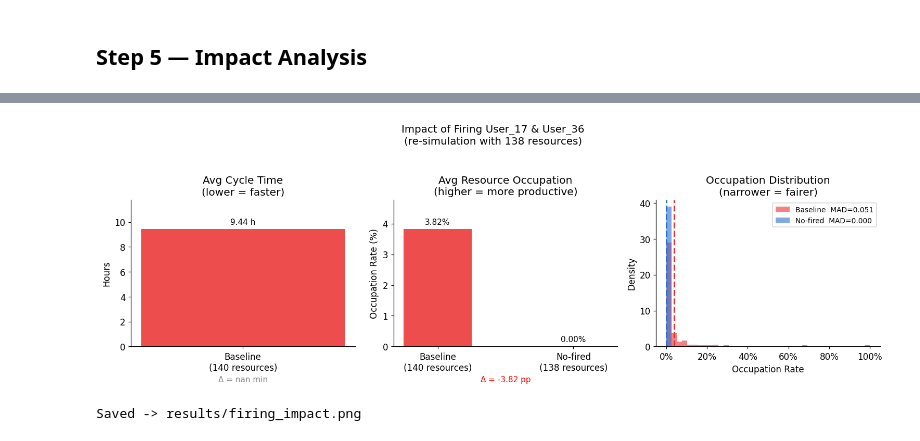
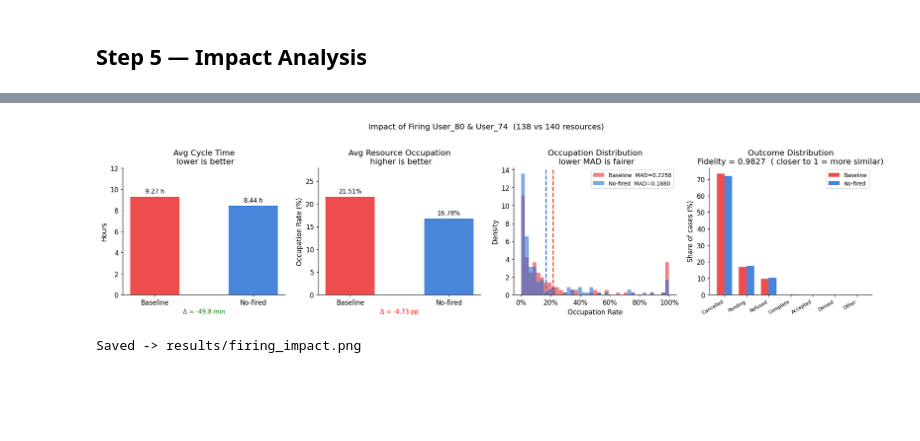
Before and after one commit to mbrieg/bppso-groupwork, a Jupyter notebook: simulation_evaluation/firing_decision.ipynb, the cells around one changed output, grey strips where cells are left out. Cells and saved outputs as stored; diff of their text form; code cells hidden in the pictures; blank space fills up the shorter version.

Commit message:
evalution and firing last verison

```diff
--- a/simulation_evaluation/firing_decision.ipynb
+++ b/simulation_evaluation/firing_decision.ipynb
@@ -298,7 +353,9 @@ from resources.ResourceManager import ResourceManager
 from spawn_rates import AdvancedSpawner, get_rate_table, get_holidays
 from processing_times.sampling import ProcessingTimeSampler
 
-# Setup (mirrors run_simulation.py)
+_SIM_START = _dt(2016, 5, 17, 9, 15, 0)
+_SIM_END   = _dt(2016, 5, 31, 0, 0, 0)
+
 bpmn_net, im, fm = read_bpmn(str(BASE / 'data/process_model.bpmn'))
 pn_model = wrap_net(bpmn_net, im, fm)
 
@@ -306,10 +363,12 @@ holidays   = get_holidays()
 rate_table = get_rate_table(holidays)
 spawner    = AdvancedSpawner(rate_table=rate_table, holidays=holidays, seed=42)
 
+# Mirrors best run config: advanced_global_d100 (delta=100, ADVANCED_GLOBAL)
 res_manager = ResourceManager(
     permissions='role_permissions.csv',
-    availabilities='availabilities_no_fired.csv',   # filtered schedule
+    availabilities='availabilities_no_fired.csv',   # fired employees removed
     method=resources.ResourceAllocator.Methods.ADVANCED_GLOBAL,
+    delta=100,
     batch_k=5
 )
 
@@ -331,21 +390,21 @@ pt = ProcessingTimeSampler.from_paths(
 engine = Engine(
     pn=pn_model, spawner=spawner, resource_manager=res_manager,
     decision_manager=dp_manager, pt_sampler=pt,
-    start_time=_dt(2016, 5, 17, 9, 15, 0),
+    start_time=_SIM_START,
     pt_use_qr=True
 )
 
-# Run
 print(f"Re-simulation without {fired[0]} and {fired[1]}...")
 engine.spawn()
-engine.run(max_events=100000)
+engine.run(max_events=1_000_000, end_time=_SIM_END)
 
 no_fired_log = pd.DataFrame(engine.log)
 output_path  = BASE / 'decision_analysis/sim_output_no_fired.csv'
 no_fired_log.to_csv(output_path, index=False)
 
-dp_manager.print_routing_stats()
-print(f"\nSaved {len(no_fired_log):,} events → {output_path}")
+print(f"Events : {len(no_fired_log):,}")
+print(f"Cases  : {no_fired_log['case:concept:name'].nunique()}")
+print(f"Saved  → {output_path}")
 # %% [output]
 Loading Advanced Permissions (RBAC) from role_permissions.csv...
 Warning: resources/allocation/resource_activity_averages.csv not found. Starting with empty historical stats.
@@ -431,60 +510,75 @@ if no_fired_path.exists():
     BEFORE_COLOR = COLORS['advanced']
     AFTER_COLOR  = COLORS['basic']
 
-    fig, axes = plt.subplots(1, 3, figsize=(14, 4.5))
+    fig, axes = plt.subplots(1, 4, figsize=(18, 4.5))
+    plt.suptitle(f'Impact of Firing {fired[0]} & {fired[1]}  (138 vs 140 resources)',
+                 fontsize=13, y=1.02)
 
-    # Cycle Time
+    # Metric 1: Cycle Time
     ax = axes[0]
     vals = [advanced_ct.mean(), nf_ct.mean()]
-    bars = ax.bar(['Baseline\n(140 resources)', 'No-fired\n(138 resources)'],
-                  vals, color=[BEFORE_COLOR, AFTER_COLOR], alpha=0.85, width=0.5)
+    bars = ax.bar(['Baseline', 'No-fired'], vals,
+                  color=[BEFORE_COLOR, AFTER_COLOR], alpha=0.85, width=0.5)
     ax.bar_label(bars, fmt='%.2f h', padding=4, fontsize=10)
-    ax.set_title('Avg Cycle Time\n(lower = faster)')
-    ax.set_ylabel('Hours')
-    ax.set_ylim(0, max(vals) * 1.25)
-    ax.spines['top'].set_visible(False); ax.spines['right'].set_visible(False)
     delta_ct = nf_ct.mean() - advanced_ct.mean()
     sign = '+' if delta_ct >= 0 else ''
-    ax.set_xlabel(f'Δ = {sign}{delta_ct*60:.1f} min', color='#888888', fontsize=10)
+    ax.set_xlabel(f'Δ = {sign}{delta_ct*60:.1f} min', color='red' if delta_ct > 0 else 'green', fontsize=10)
+    ax.set_title('Avg Cycle Time\n lower is better')
+    ax.set_ylabel('Hours')
+    ax.set_ylim(0, max(vals) * 1.3)
+    ax.spines['top'].set_visible(False); ax.spines['right'].set_visible(False)
 
-    # Occupation
+    # Metric 2: Occupation
     ax2 = axes[1]
     vals2 = [advanced_occ['occupation'].mean() * 100, nf_occ['occupation'].mean() * 100]
-    bars2 = ax2.bar(['Baseline\n(140 resources)', 'No-fired\n(138 resources)'],
-                    vals2, color=[BEFORE_COLOR, AFTER_COLOR], alpha=0.85, width=0.5)
+    bars2 = ax2.bar(['Baseline', 'No-fired'], vals2,
+                    color=[BEFORE_COLOR, AFTER_COLOR], alpha=0.85, width=0.5)
     ax2.bar_label(bars2, fmt='%.2f%%', padding=4, fontsize=10)
-    ax2.set_title('Avg Resource Occupation\n(higher = more productive)')
-    ax2.set_ylabel('Occupation Rate (%)')
-    ax2.set_ylim(0, max(vals2) * 1.25)
-    ax2.spines['top'].set_visible(False); ax2.spines['right'].set_visible(False)
     delta_occ = vals2[1] - vals2[0]
     sign2 = '+' if delta_occ >= 0 else ''
     ax2.set_xlabel(f'Δ = {sign2}{delta_occ:.2f} pp', color='green' if delta_occ >= 0 else 'red', fontsize=10)
+    ax2.set_title('Avg Resource Occupation\n higher is better')
+    ax2.set_ylabel('Occupation Rate (%)')
+    ax2.set_ylim(0, max(vals2) * 1.3)
+    ax2.spines['top'].set_visible(False); ax2.spines['right'].set_visible(False)
 
-    # Fairness distribution
+    # Metric 3: Fairness
     ax3 = axes[2]
     bins = np.linspace(0, 1, 40)
     ax3.hist(advanced_occ['occupation'], bins=bins, alpha=0.6,
-             color=BEFORE_COLOR, label=f'Baseline  MAD={a_mad:.3f}', density=True)
-    ax3.hist(nf_occ['occupation'],      bins=bins, alpha=0.6,
-             color=AFTER_COLOR,  label=f'No-fired  MAD={nf_mad:.3f}', density=True)
-    ax3.axvline(advanced_occ['occupation'].mean(), color=BEFORE_COLOR, linestyle='--', lw=2)
-    ax3.axvline(nf_occ['occupation'].mean(),       color=AFTER_COLOR,  linestyle='--', lw=2)
-    ax3.set_title('Occupation Distribution\n(narrower = fairer)')
+             color=BEFORE_COLOR, label=f'Baseline  MAD={a_mad:.4f}', density=True)
+    ax3.hist(nf_occ['occupation'], bins=bins, alpha=0.6,
+             color=AFTER_COLOR,   label=f'No-fired  MAD={nf_mad:.4f}', density=True)
+    ax3.axvline(advanced_occ['occupation'].mean(), color=BEFORE_COLOR, linestyle='--', lw=1.8)
+    ax3.axvline(nf_occ['occupation'].mean(),       color=AFTER_COLOR,  linestyle='--', lw=1.8)
+    ax3.set_title('Occupation Distribution\n lower MAD is fairer')
     ax3.set_xlabel('Occupation Rate')
     ax3.set_ylabel('Density')
     ax3.xaxis.set_major_formatter(plt.FuncFormatter(lambda x, _: f'{x:.0%}'))
     ax3.legend(fontsize=9)
     ax3.spines['top'].set_visible(False); ax3.spines['right'].set_visible(False)
 
-    plt.suptitle(f'Impact of Firing {fired[0]} & {fired[1]}\n(re-simulation with 138 resources)',
-                 fontsize=13, y=1.04)
+    # Metric 4: Outcome Distribution
+    ax4 = axes[3]
+    x = np.arange(len(OUTCOME_CATEGORIES))
+    w = 0.35
+    baseline_vals = [adv_dist[c] * 100 for c in OUTCOME_CATEGORIES]
+    nf_vals       = [nf_dist[c]   * 100 for c in OUTCOME_CATEGORIES]
+    ax4.bar(x - w/2, baseline_vals, w, label=f'Baseline', color=BEFORE_COLOR, alpha=0.85)
+    ax4.bar(x + w/2, nf_vals,       w, label=f'No-fired', color=AFTER_COLOR,  alpha=0.85)
+    ax4.set_xticks(x)
+    ax4.set_xticklabels(OUTCOME_CATEGORIES, rotation=30, ha='right', fontsize=8)
+    ax4.set_ylabel('Share of cases (%)')
+    ax4.set_title(f'Outcome Distribution\nFidelity = {nf_fidelity:.4f}  ( closer to 1 = more similar)')
+    ax4.legend(fontsize=9)
+    ax4.spines['top'].set_visible(False); ax4.spines['right'].set_visible(False)
+
     plt.tight_layout()
     plt.savefig(RESULTS_DIR / 'firing_impact.png', bbox_inches='tight')
     plt.show()
     print('Saved -> results/firing_impact.png')
 # %% [output]
-[figure, old version]
+[figure, new version]
 Saved -> results/firing_impact.png
 # %% [markdown]
 ## Conclusion
```
Also changed, not shown: parts of 11 cells of this notebook, 1 other file.
